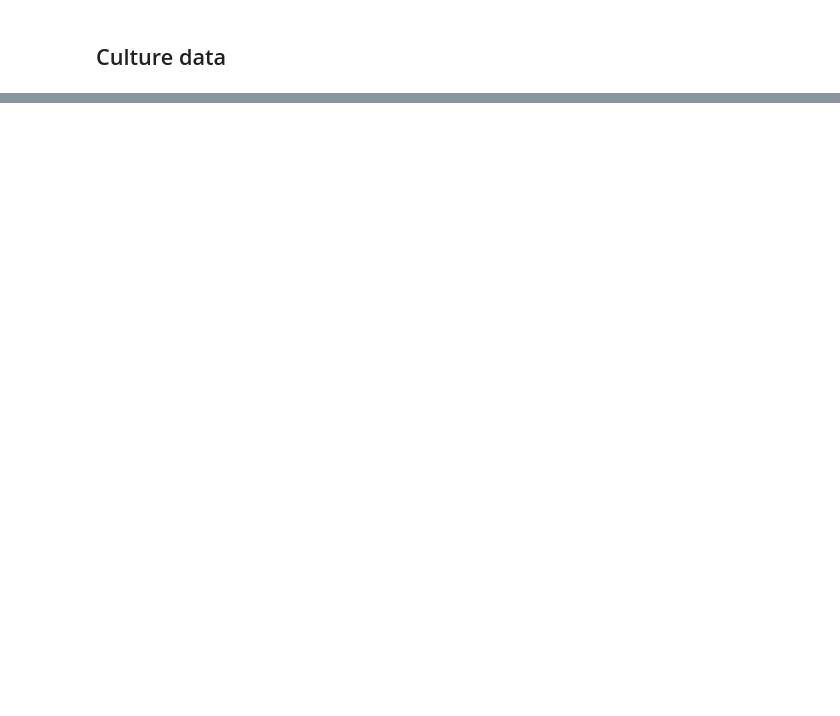
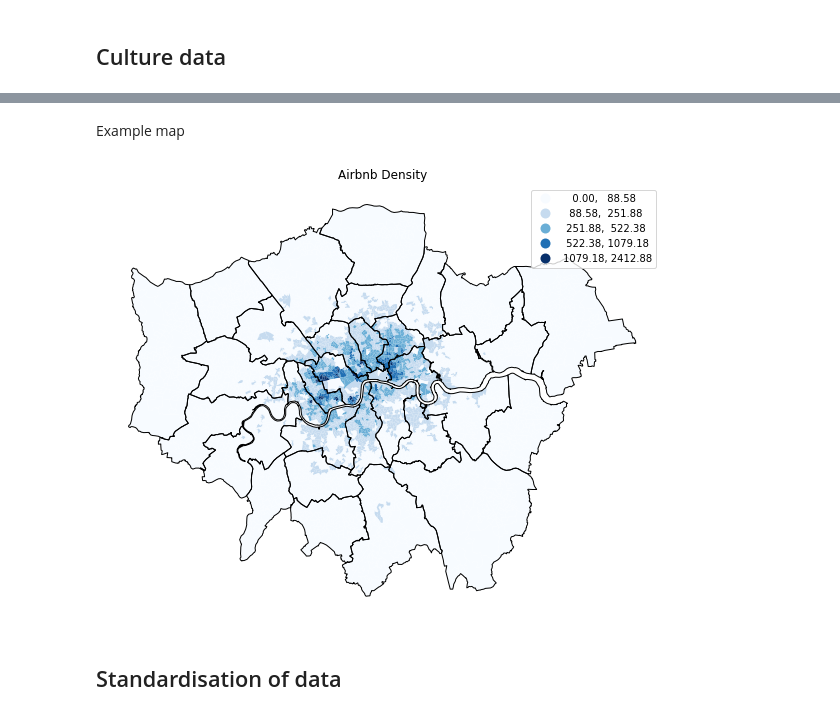
Before and after one commit to ZacharyP-E/are-you-gitting-me, a Jupyter notebook: analysis_with_hotels.ipynb, the cells around one changed output, grey strips where cells are left out. Drawn from its saved outputs; the diff is of its cells as text; code cells hidden in the pictures; blank space fills up the shorter version.

```diff
--- a/analysis_with_hotels.ipynb
+++ b/analysis_with_hotels.ipynb
@@ -58,0 +116,6 @@ plt.show()
+# %%
+culture_count = culture_count.rename(columns={"count":"culture_count"})
+# %%
+lsoa_hotels_airbnb_culture = lsoa_hotels_airbnb.merge(culture_count, on="LSOA_CODE", how= "left")
+# %%
+lsoa_hotels_airbnb_culture['culture_count'] = lsoa_hotels_airbnb_culture['culture_count'].fillna(0)
@@ -58,0 +124,4 @@ plt.show()
+# %%
+lsoa_hotels_airbnb_culture['culture_density'] = lsoa_hotels_airbnb_culture["culture_count"] / lsoa_hotels_airbnb_culture.area * 1e6
+lsoa_hotels_airbnb_culture['hotel_density'] = lsoa_hotels_airbnb_culture["hotel_count"] / lsoa_hotels_airbnb_culture.area * 1e6
+lsoa_hotels_airbnb_culture['airbnb_density'] = lsoa_hotels_airbnb_culture["airbnb_count"] / lsoa_hotels_airbnb_culture.area * 1e6
@@ -58,0 +144,17 @@ plt.show()
+# %% [markdown]
+Example map
+# %%
+fig, ax = plt.subplots(1, figsize=(10,10))
+
+lsoa_hotels_airbnb_culture.plot(column = "airbnb_density", scheme="fisher_jenks", cmap="Blues", ax=ax, legend=True)
+la.plot(color="none", edgecolor="black", linewidth=1, ax=ax)
+
+plt.axis("off")
+
+plt.title("Airbnb Density")
+
+plt.show()
+# %% [output]
+[figure, added]
+# %% [markdown]
+## Standardisation of data
```
Also changed, not shown: parts of 31 cells of this notebook.
